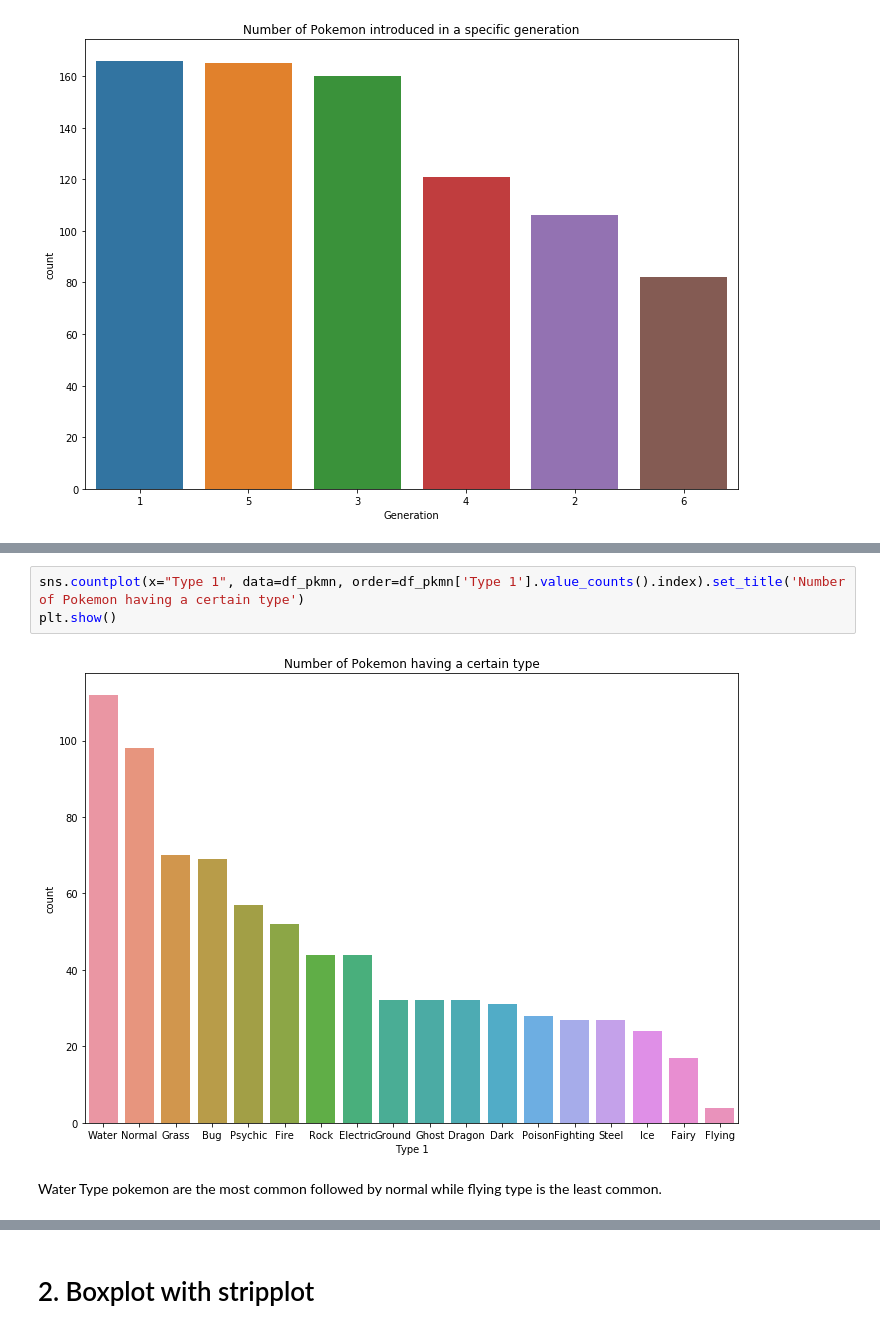
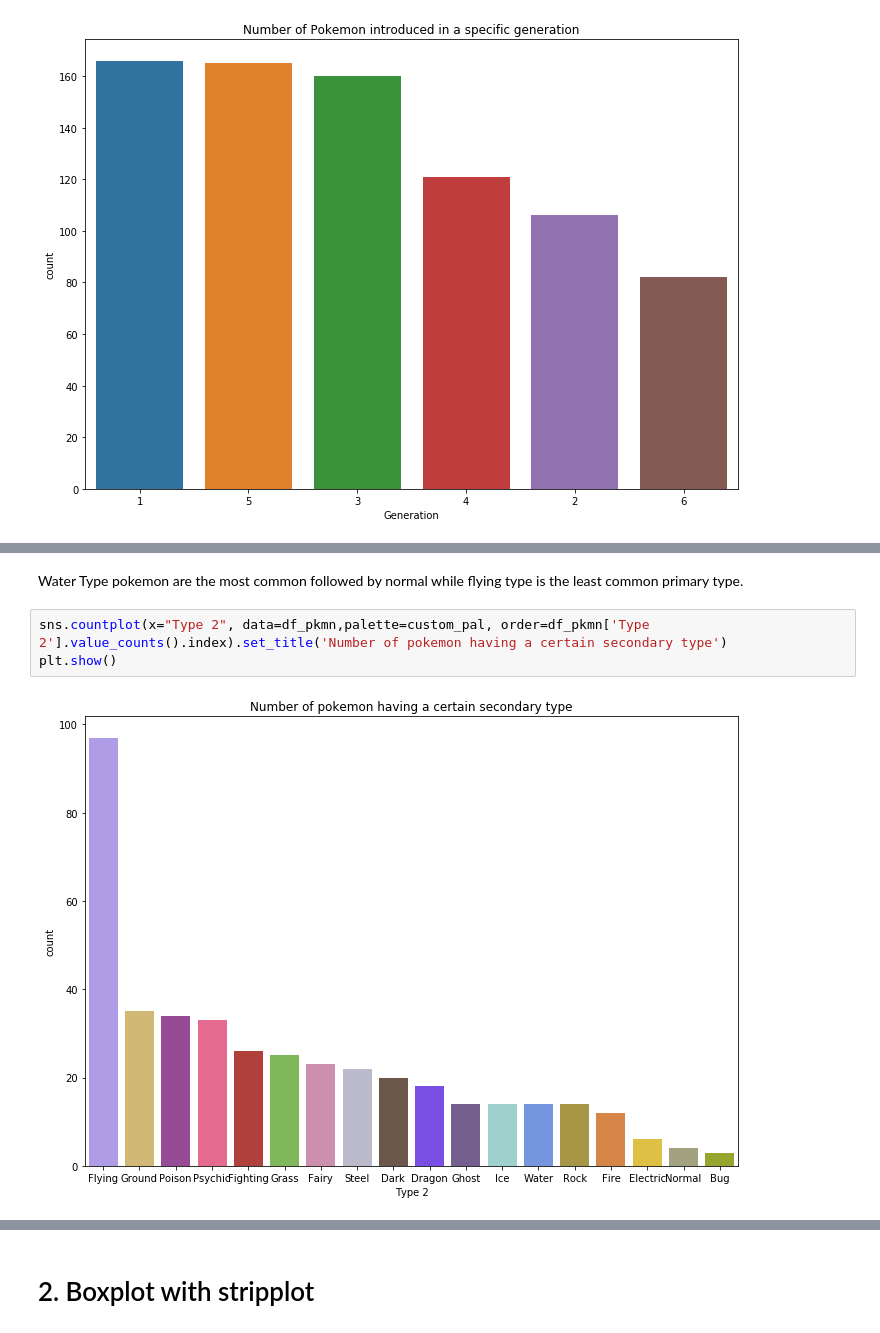
Before and after one commit to Nitesh2206/python-notebooks, a Jupyter notebook: Data_Visualisation_using_Seaborn_on_Pokemon_dataset.ipynb, the cells around one changed output, grey strips where cells are left out. Cells and saved outputs as stored; diff of their text form.

```diff
--- a/Data_Visualisation_using_Seaborn_on_Pokemon_dataset.ipynb
+++ b/Data_Visualisation_using_Seaborn_on_Pokemon_dataset.ipynb
@@ -102,7 +114,7 @@ Name: Generation, dtype: int64
+# %% [markdown]
+Water Type pokemon are the most common followed by normal while flying type is the least common primary type.
 # %%
-sns.countplot(x="Type 1", data=df_pkmn, order=df_pkmn['Type 1'].value_counts().index).set_title('Number of Pokemon having a certain type')
+sns.countplot(x="Type 2", data=df_pkmn,palette=custom_pal, order=df_pkmn['Type 2'].value_counts().index).set_title('Number of pokemon having a certain secondary type')
 plt.show()
 # %% [output]
-[figure, old version]
+[figure, new version]
-# %% [markdown]
-Water Type pokemon are the most common followed by normal while flying type is the least common.
```
Also changed, not shown: parts of 10 cells of this notebook.
